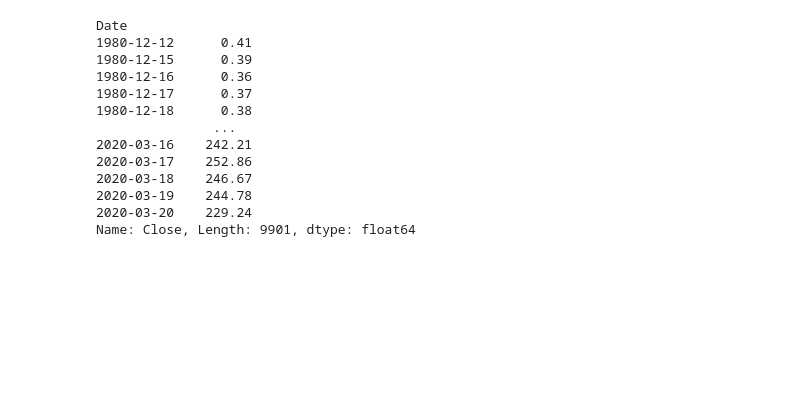
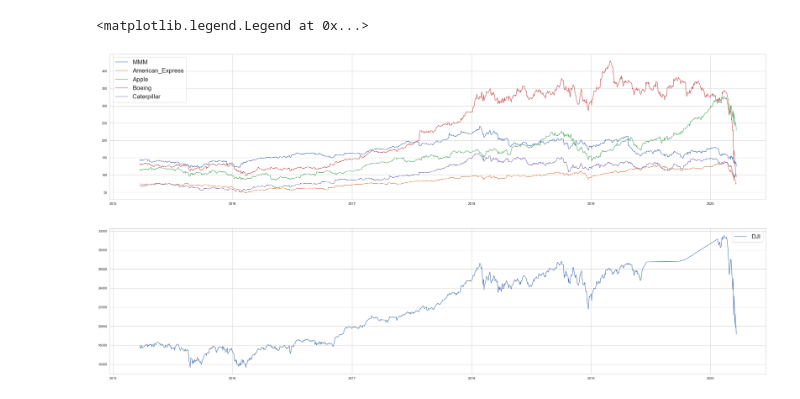
Before and after one commit to ArzymKoteyko/Autopilot_AI, a Jupyter notebook: Core.ipynb, the cells around one changed output. Saved outputs shown, nothing was run; the diff lists cells and outputs as text; code cells hidden in the pictures; blank space fills up the shorter version.

```diff
--- a/Core.ipynb
+++ b/Core.ipynb
@@ -21,16 +8,25 @@ plt.plot(RUB.history(period='max')['Close'])
-# %%
-AAPL.history(period='max')['Close']
-# %% [output]
-Date
-1980-12-12      0.41
-1980-12-15      0.39
-1980-12-16      0.36
-1980-12-17      0.37
-1980-12-18      0.38
-               ...
-2020-03-16    242.21
-2020-03-17    252.86
-2020-03-18    246.67
-2020-03-19    244.78
-2020-03-20    229.24
-Name: Close, Length: 9901, dtype: float64
+# %%
+MMM              = yf.Ticker('MMM')
+American_Express = yf.Ticker('AXP')
+Apple            = yf.Ticker('AAPL')
+Boeing           = yf.Ticker('BA')
+Caterpillar      = yf.Ticker('CAT')
+
+DJI              = yf.Ticker('DJI')
+# %%
+fig, (ax1, ax2) = plt.subplots(2, 1, figsize = (40,20))
+
+sns.set(style='whitegrid')
+
+ax1.plot(MMM.history(period='5y')['Close'], label='MMM')
+ax1.plot(American_Express.history(period='5y')['Close'], label='American_Express')
+ax1.plot(Apple.history(period='5y')['Close'], label = 'Apple')
+ax1.plot(Boeing.history(period='5y')['Close'], label = 'Boeing')
+ax1.plot(Caterpillar.history(period='5y')['Close'], label = 'Caterpillar')
+ax1.legend(fontsize = 'xx-large')
+
+ax2.plot(DJI.history(period='5y')['Close'], label = 'DJI')
+ax2.legend(fontsize = 'xx-large')
+# %% [output]
+<matplotlib.legend.Legend at 0x...>
+[figure, added]
```
Also changed, not shown: parts of 9 cells of this notebook.
